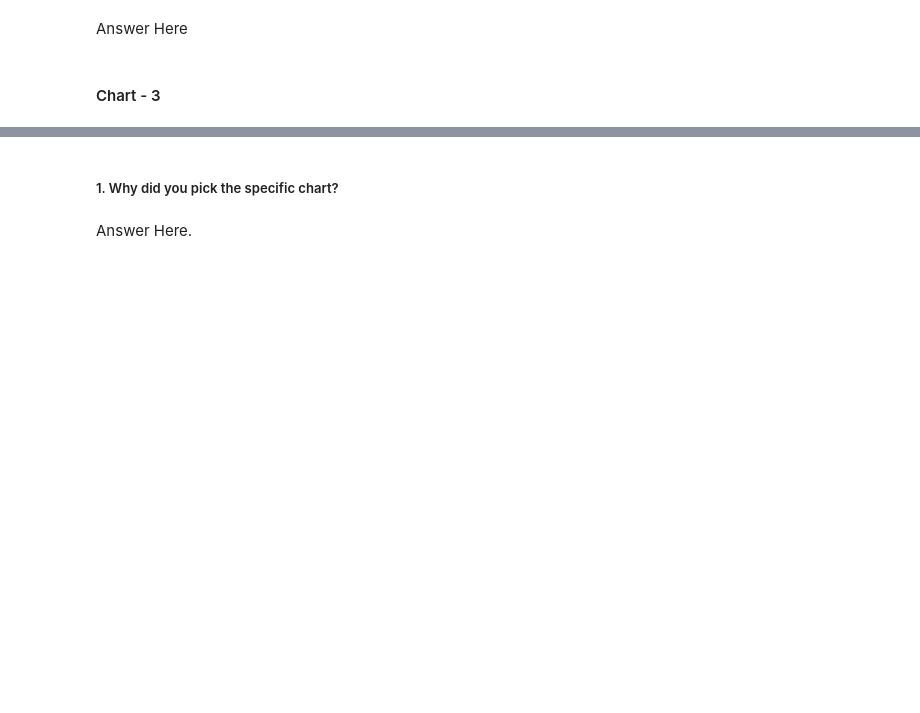
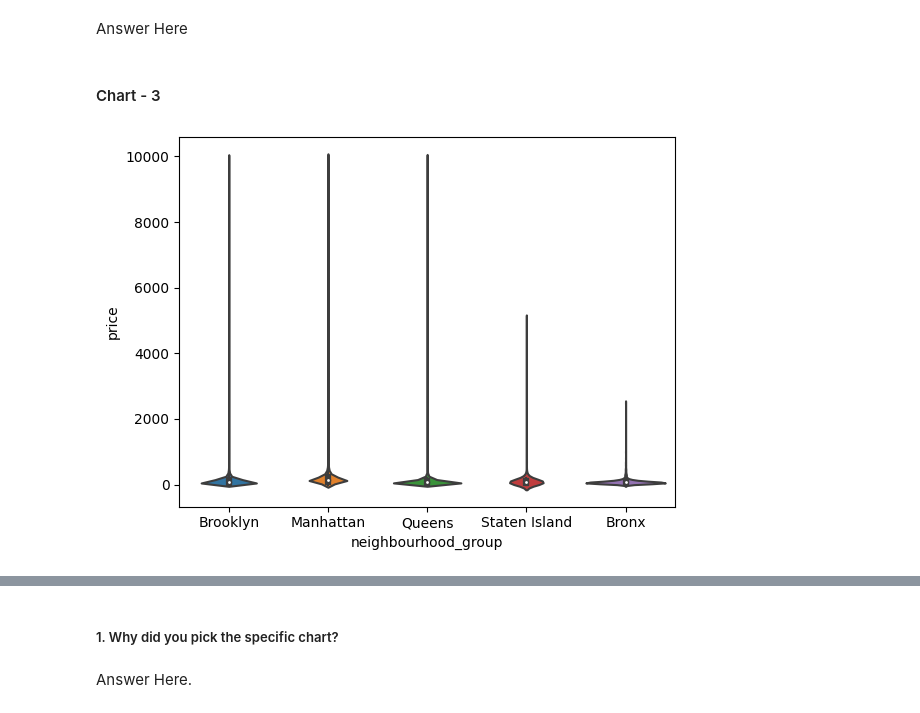
Before and after one commit to Ankit-770/Airbnb-Booking-Analysis-EDA, a Jupyter notebook: EDA_AirBnb_Bookings.ipynb, the cells around one changed output, grey strips where cells are left out. Cells and saved outputs as stored; diff of their text form; code cells hidden in the pictures; blank space fills up the shorter version.

```diff
--- a/EDA_AirBnb_Bookings.ipynb
+++ b/EDA_AirBnb_Bookings.ipynb
@@ -162,6 +279,7 @@ ab_df.nunique()
 ### Data Wrangling Code
 # %%
 # Write your code to make your dataset analysis ready.
+ab_df['total_cost'] = ab_df['price'] * ab_df['minimum_nights']
 # %% [markdown]
 ### What all manipulations have you done and insights you found?
 # %% [markdown]
@@ -233,3 +387,7 @@ Answer Here
 #### Chart - 3
 # %%
 # Chart - 3 visualization code
+sns.violinplot(data=ab_df, x='neighbourhood_group', y='price')
+plt.show()
+# %% [output]
+[figure, added]
```
Also changed, not shown: parts of 56 cells of this notebook.
